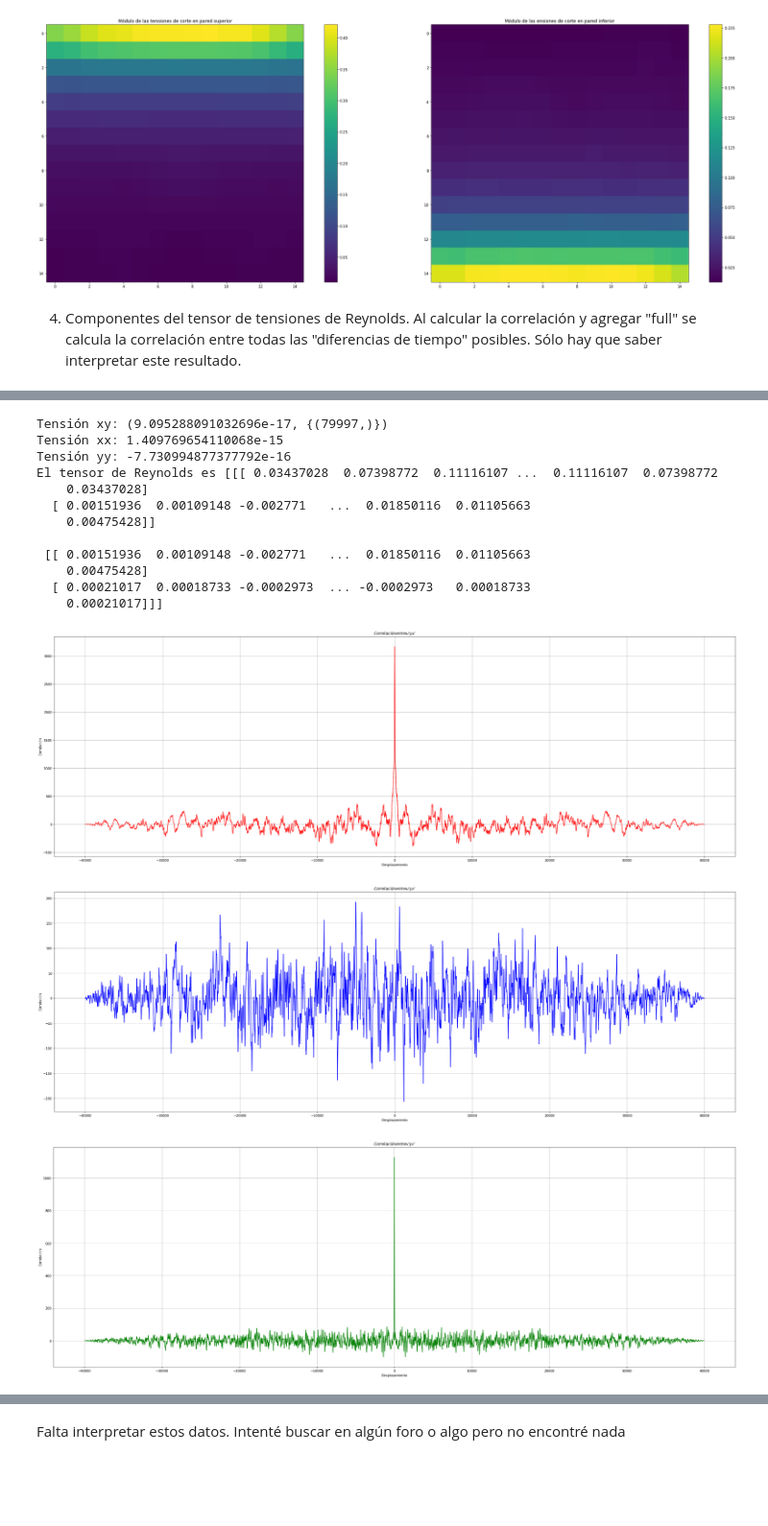
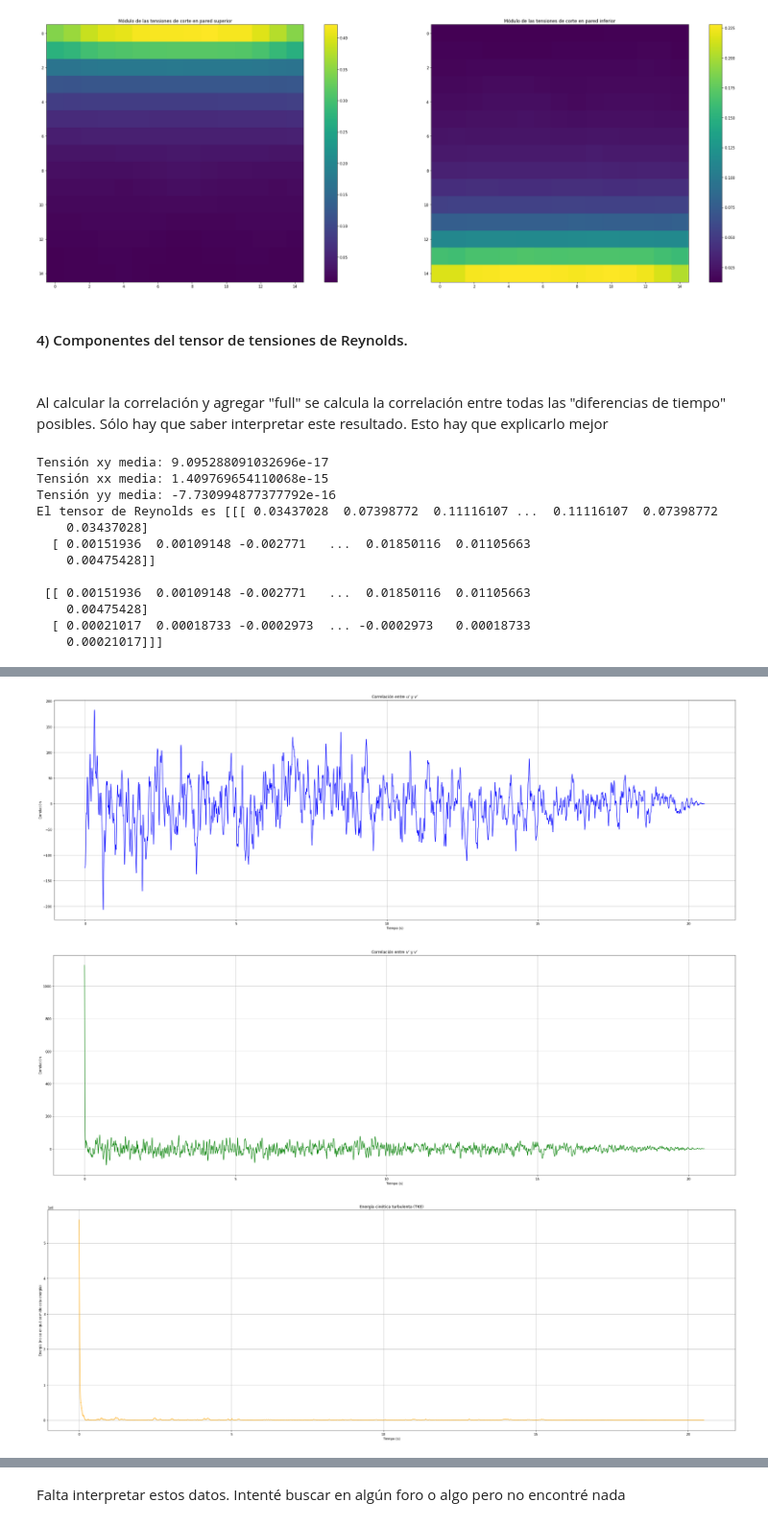
Before and after one commit to AlonsoEspinoza8/Proyecto-ICH1104, a Jupyter notebook: proyecto.ipynb, the cells around one changed output, grey strips where cells are left out. Shown at 96% size. Saved outputs shown, nothing was run; the diff lists cells and outputs as text; code cells hidden in the pictures; blank space fills up the shorter version.

Commit message:
Mejorando el formato del Jupyter. Jueves 10:42

```diff
--- a/proyecto.ipynb
+++ b/proyecto.ipynb
@@ -260,8 +277,10 @@ plt.show()
 # %% [output]
 [figure]
 [figure]
+# %% [markdown]
+#### 4) Componentes del tensor de tensiones de Reynolds.
 # %% [markdown]
-4) Componentes del tensor de tensiones de Reynolds. Al calcular la correlación y agregar "full" se calcula la correlación entre todas las "diferencias de tiempo" posibles. Sólo hay que saber interpretar este resultado.
+<br> Al calcular la correlación y agregar "full" se calcula la correlación entre todas las "diferencias de tiempo" posibles. Sólo hay que saber interpretar este resultado. Esto hay que explicarlo mejor
 # %%
 # fig, ax = plt.subplots(1, 3)
 # ax[0].scatter(u_prima, v_prima, label="$u'v'$")
@@ -273,43 +292,61 @@ reynolds_xx = np.correlate(u_prima, u_prima, "full") * agua["densidad"]
 reynolds_xy = np.correlate(u_prima, v_prima, "full") * agua["densidad"]
 reynolds_yy = np.correlate(v_prima, v_prima, "full") * agua["densidad"]
 
-print(f"Tensión xy: {np.mean(reynolds_xy), {np.shape(reynolds_xy)}}")
-print(f"Tensión xx: {np.mean(reynolds_xx)}")
-print(f"Tensión yy: {np.mean(reynolds_yy)}")
+print(f"Tensión xy media: {np.mean(reynolds_xy)}")
+print(f"Tensión xx media: {np.mean(reynolds_xx)}")
+print(f"Tensión yy media: {np.mean(reynolds_yy)}")
 
 tensor_reynolds = np.array([[reynolds_xx, reynolds_xy],
                             [reynolds_xy, reynolds_yy]])
 
 print(f"El tensor de Reynolds es {tensor_reynolds}")
-shifts = np.arange(-len(v_prima) + 1, len(u_prima))
 
-plt.plot(shifts, reynolds_xx, label="$\rho \bar{u'u'}$", color="red")
-plt.xlabel('Desplazamiento')
+shifts = (1/1949) * np.arange(-len(v_prima) + 1, len(u_prima)) # Sólo me interesan los tiempos positivos.
+t_0 = list(shifts).index(0)
+
+# Gráficos de la correlación considerando sólo los tiempos positivos:
+
+plt.plot(shifts[t_0:], reynolds_xx[t_0:], label="$\rho \bar{u'u'}$", color="red")
+plt.xlabel('Tiempo (s)')
 plt.ylabel('Correlación')
-plt.title("Correlación entre $u' y u'$")
+plt.title("Correlación entre $u'$ y $u'$")
 plt.grid(True)
 
 plt.show()
 
-plt.plot(shifts, reynolds_xy, label="$\rho \bar{u'v'}$", color="blue")
-plt.xlabel('Desplazamiento')
+plt.plot(shifts[t_0:], reynolds_xy[t_0:], label="$\rho \bar{u'v'}$", color="blue")
+plt.xlabel('Tiempo (s)')
 plt.ylabel('Correlación')
-plt.title("Correlación entre $u' y v'$")
+plt.title("Correlación entre $u'$ y $v'$")
 plt.grid(True)
 plt.show()
 
-plt.plot(shifts, reynolds_yy, label="$\rho \bar{v'v'}$", color="green")
-plt.xlabel('Desplazamiento')
+plt.plot(shifts[t_0:], reynolds_yy[t_0:], label="$\rho \bar{v'v'}$", color="green")
+plt.xlabel('Tiempo (s)')
 plt.ylabel('Correlación')
-plt.title("Correlación entre $v' y v'$")
+plt.title("Correlación entre $v'$ y $v'$")
 plt.grid(True)
 plt.show()
 
 # Cálculo de la energía cinética turbulenta
 
-TKE = 0.5 * (reynolds_yy**2 + reynolds_xx ** 2)
-plt.plot(TKE, color="orange")
+TKE = 0.5 * ((reynolds_yy ** 2) + (reynolds_xx ** 2))
+plt.plot(shifts[t_0:], TKE[t_0:], color="orange")
+plt.xlabel('Tiempo (s)')
+plt.ylabel('Energía (no se en qué se mide esta energía)')
 plt.title("Energía cinética turbulenta (TKE)")
 plt.grid(True)
 plt.show()
 # %% [output]
+Tensión xy media: 9.095288091032696e-17
+Tensión xx media: 1.409769654110068e-15
+Tensión yy media: -7.730994877377792e-16
+El tensor de Reynolds es [[[ 0.03437028  0.07398772  0.11116107 ...  0.11116107  0.07398772
+    0.03437028]
+  [ 0.00151936  0.00109148 -0.002771   ...  0.01850116  0.01105663
+    0.00475428]]
+
+ [[ 0.00151936  0.00109148 -0.002771   ...  0.01850116  0.01105663
+    0.00475428]
+  [ 0.00021017  0.00018733 -0.0002973  ... -0.0002973   0.00018733
+    0.00021017]]]
@@ -317,15 +354,3 @@ plt.show()
-Tensión xy: (9.095288091032696e-17, {(79997,)})
-Tensión xx: 1.409769654110068e-15
-Tensión yy: -7.730994877377792e-16
-El tensor de Reynolds es [[[ 0.03437028  0.07398772  0.11116107 ...  0.11116107  0.07398772
-    0.03437028]
-  [ 0.00151936  0.00109148 -0.002771   ...  0.01850116  0.01105663
-    0.00475428]]
-
- [[ 0.00151936  0.00109148 -0.002771   ...  0.01850116  0.01105663
-    0.00475428]
-  [ 0.00021017  0.00018733 -0.0002973  ... -0.0002973   0.00018733
-    0.00021017]]]
-[figure, old version]
+[figure, new version]
-[figure, old version]
+[figure, new version]
-[figure, old version]
+[figure, new version]
```
Also changed, not shown: parts of 44 cells of this notebook.
